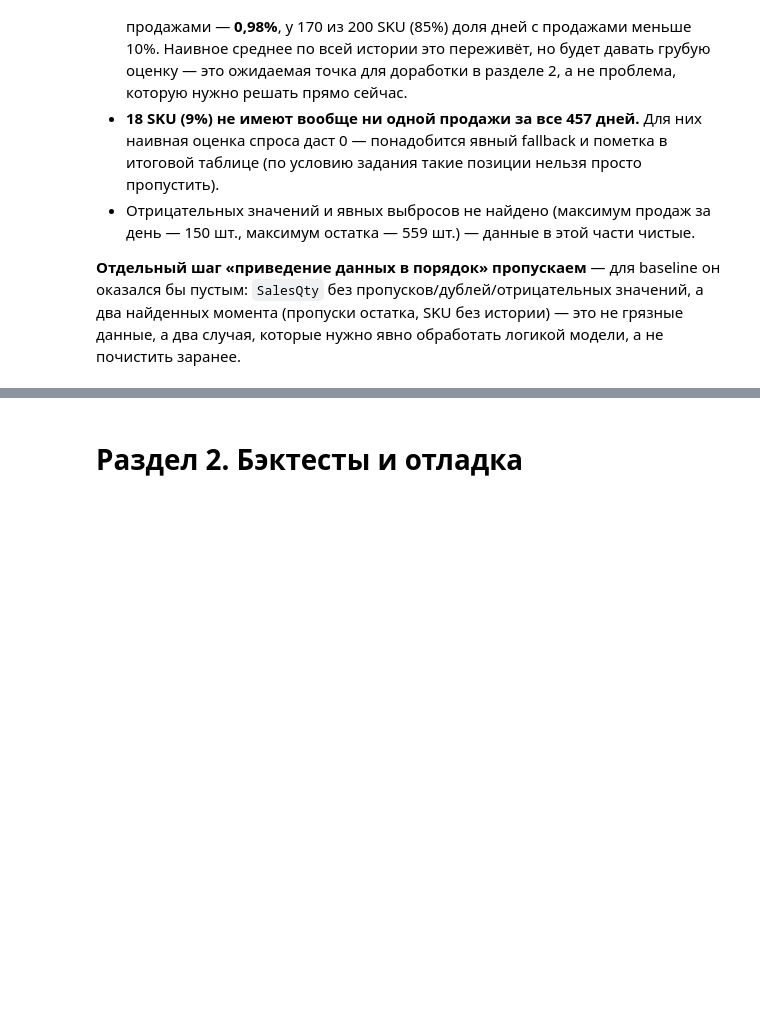
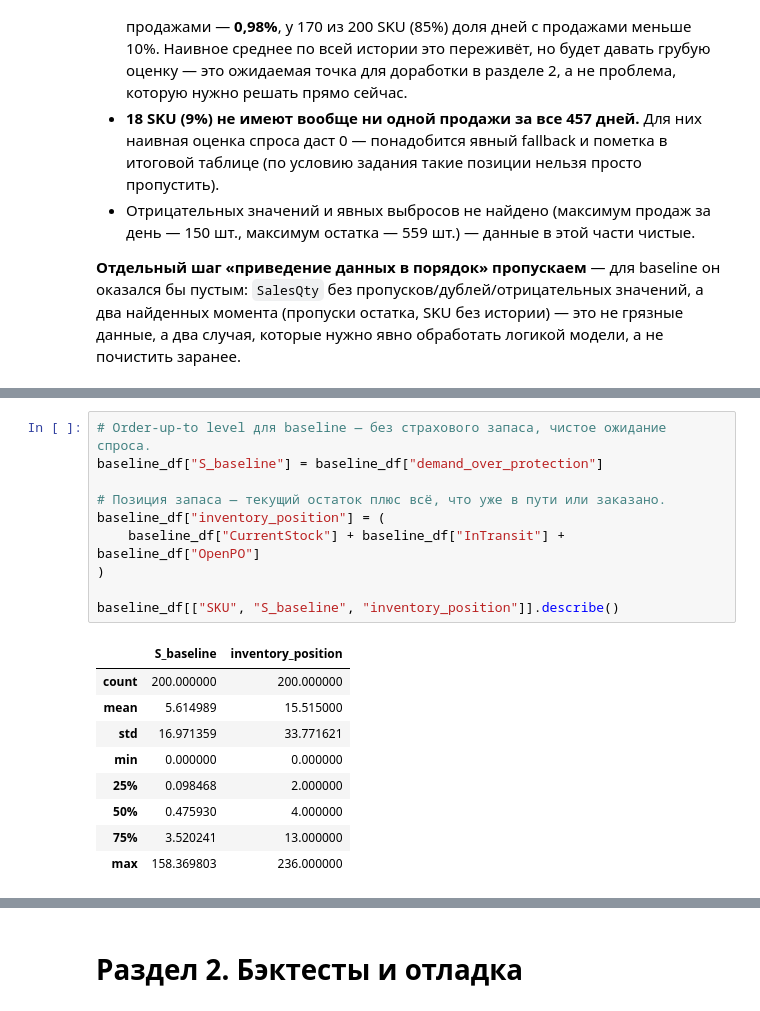
Before and after one commit to Viktor-VK/reorder-model, a Jupyter notebook: notebooks/reorder_model.ipynb, the cells around one changed output, grey strips where cells are left out. Saved outputs shown, nothing was run; the diff lists cells and outputs as text; blank space fills up the shorter version.

```diff
--- a/notebooks/reorder_model.ipynb
+++ b/notebooks/reorder_model.ipynb
@@ -284,0 +361,20 @@ print("Максимальный остаток на конец дня:", history
+# %%
+# Order-up-to level для baseline — без страхового запаса, чистое ожидание спроса.
+baseline_df["S_baseline"] = baseline_df["demand_over_protection"]
+
+# Позиция запаса — текущий остаток плюс всё, что уже в пути или заказано.
+baseline_df["inventory_position"] = (
+    baseline_df["CurrentStock"] + baseline_df["InTransit"] + baseline_df["OpenPO"]
+)
+
+baseline_df[["SKU", "S_baseline", "inventory_position"]].describe()
+# %% [output]
+|  | S_baseline | inventory_position |
+| count | 200.000000 | 200.000000 |
+| mean | 5.614989 | 15.515000 |
+| std | 16.971359 | 33.771621 |
+| min | 0.000000 | 0.000000 |
+| 25% | 0.098468 | 2.000000 |
+| 50% | 0.475930 | 4.000000 |
+| 75% | 3.520241 | 13.000000 |
+| max | 158.369803 | 236.000000 |
```
Also changed, not shown: parts of 11 cells of this notebook.
